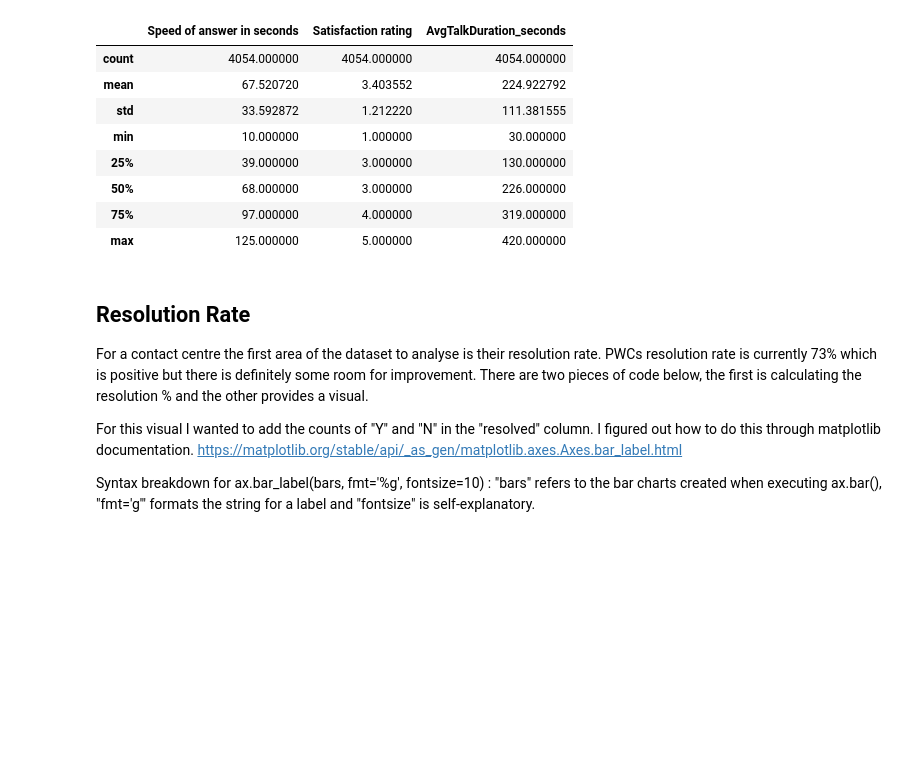
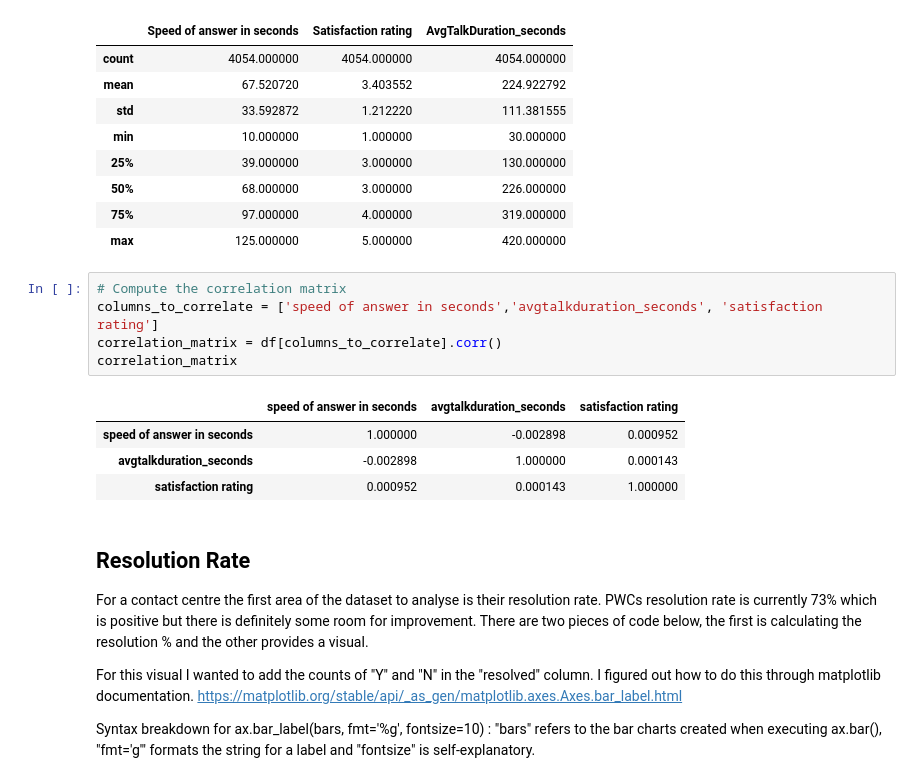
Before and after one commit to daveysull/PFDA, a Jupyter notebook: project/project.ipynb, the cells around one changed output. Drawn from its saved outputs; the diff is of its cells as text; blank space fills up the shorter version.

```diff
--- a/project/project.ipynb
+++ b/project/project.ipynb
@@ -101,6 +138,16 @@ df.describe()
 | 50% | 68.000000 | 3.000000 | 226.000000 |
 | 75% | 97.000000 | 4.000000 | 319.000000 |
 | max | 125.000000 | 5.000000 | 420.000000 |
+# %%
+# Compute the correlation matrix
+columns_to_correlate = ['speed of answer in seconds','avgtalkduration_seconds', 'satisfaction rating']
+correlation_matrix = df[columns_to_correlate].corr()
+correlation_matrix
+# %% [output]
+|  | speed of answer in seconds | avgtalkduration_seconds | satisfaction rating |
+| speed of answer in seconds | 1.000000 | -0.002898 | 0.000952 |
+| avgtalkduration_seconds | -0.002898 | 1.000000 | 0.000143 |
+| satisfaction rating | 0.000952 | 0.000143 | 1.000000 |
 # %% [markdown]
 ## Resolution Rate
 For a contact centre the first area of the dataset to analyse is their resolution rate. PWCs resolution rate is currently 73% which is positive but there is definitely some room for improvement. There are two pieces of code below, the first is calculating the resolution % and the other provides a visual.
```
Also changed, not shown: parts of 5 cells of this notebook.
